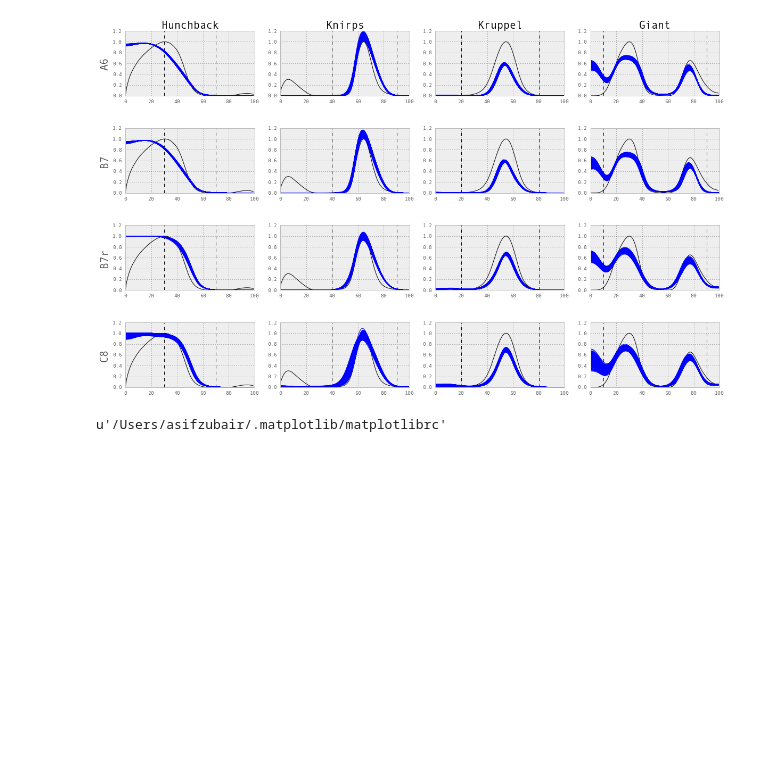
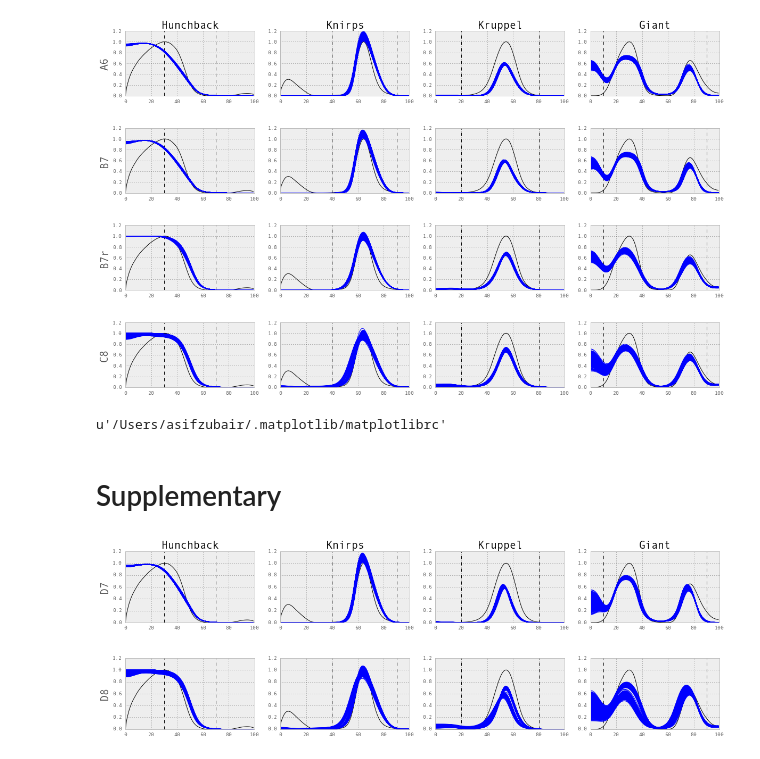
Before and after one commit to asifzubair/BayesianModelSelection, a Jupyter notebook: scripts/model_prediction2.ipynb, the cells around one changed output. Drawn from its saved outputs; the diff is of its cells as text; code cells hidden in the pictures; blank space fills up the shorter version.

Commit message:
plots

```diff
--- a/scripts/model_prediction2.ipynb
+++ b/scripts/model_prediction2.ipynb
@@ -1,10 +1,9 @@
 # %%
 import sys
 sys.path.append("../")
-import models
 from utils import *
 
 BURNIN = 300000
 THIN = 100
-
+BASE_DIR = "../data/posteriors/batch_2/"
 %matplotlib inline
@@ -60,3 +61,29 @@ import matplotlib
 matplotlib.matplotlib_fname()
 # %% [output]
 u'/Users/asifzubair/.matplotlib/matplotlibrc'
+# %% [markdown]
+# Supplementary
+# %%
+df_d7 = open_run_subsample(BASE_DIR + "m_B_Kr7/run_04/posteriors_pt_1M_10.csv", burn_in= BURNIN, thin = THIN)
+df_d8 = open_run_subsample(BASE_DIR + "m_B_Kr8_1/run_04/posteriors_pt_1M_10.csv", burn_in= BURNIN, thin = THIN)
+# %%
+import models
+m_D7 = models.PapaModel_B_Kr7()
+m_D8 = models.PapaModel_B_Kr8()
+# %%
+fig, ax = plt.subplots(2,4)
+fig.set_size_inches(20, 6)
+models = ["D7", "D8"]
+for i, a in enumerate(ax.flatten()):
+    a.plot(y[i%4*100:100+i%4*100],"black")
+    a.set_ylim(0,1.2)
+    a.plot((dom_antr[i%4], dom_antr[i%4]), (0,1.2), 'k--')
+    a.plot((dom_post[i%4], dom_post[i%4]), (0,1.2), 'k--')
+    if i % 4 == 0 :
+        a.set_ylabel(models[i/4], fontsize = 20)
+    if i < 4:
+        a.set_title(gap[i], fontsize = 20)
+plot_post(df_d7, m_D7.predict, ax, 0)
+plot_post(df_d8, m_D8.predict, ax, 4)
+# %% [output]
+[figure, added]
```
Also changed, not shown: parts of 9 cells of this notebook, 7 other files.
